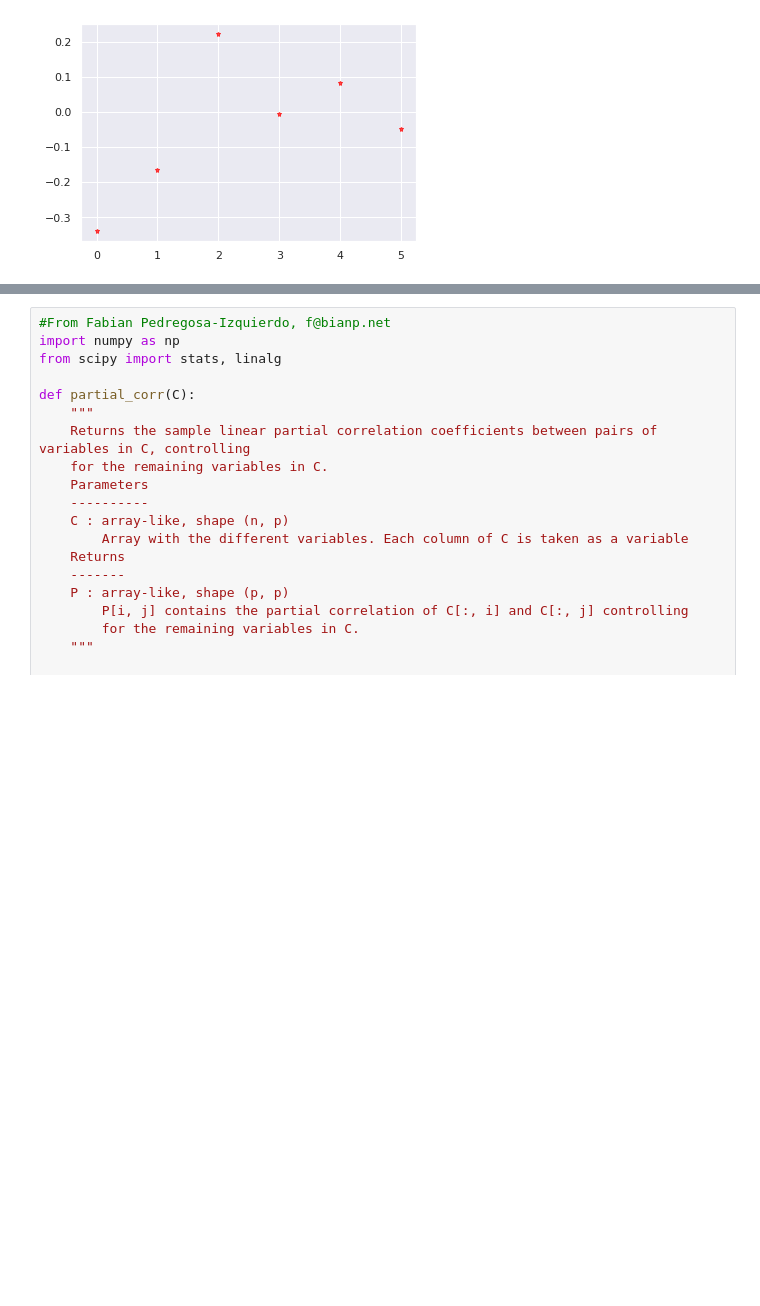
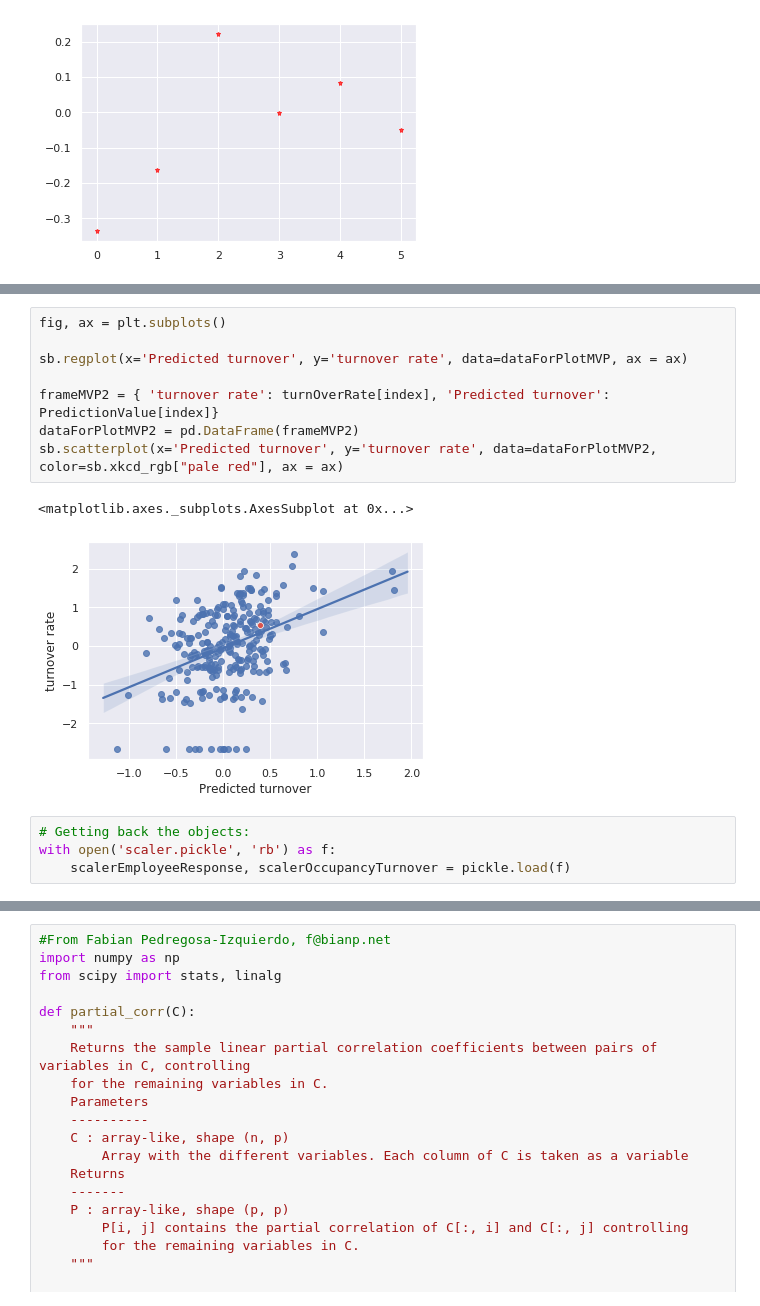
Before and after one commit to MamiyaA/FeatureFinder, a Jupyter notebook: LasoRegression_plus_LogisticRegression.ipynb, the cells around one changed output, grey strips where cells are left out. Cells and saved outputs as stored; diff of their text form; blank space fills up the shorter version.

```diff
--- a/LasoRegression_plus_LogisticRegression.ipynb
+++ b/LasoRegression_plus_LogisticRegression.ipynb
@@ -294,0 +369,15 @@ plt.plot(mean_linear_coef,alpha=0.7,linestyle='none',marker='*',markersize=5,col
+# %%
+fig, ax = plt.subplots()
+
+sb.regplot(x='Predicted turnover', y='turnover rate', data=dataForPlotMVP, ax = ax)
+
+frameMVP2 = { 'turnover rate': turnOverRate[index], 'Predicted turnover': PredictionValue[index]}
+dataForPlotMVP2 = pd.DataFrame(frameMVP2)
+sb.scatterplot(x='Predicted turnover', y='turnover rate', data=dataForPlotMVP2, color=sb.xkcd_rgb["pale red"], ax = ax)
+# %% [output]
+<matplotlib.axes._subplots.AxesSubplot at 0x...>
+[figure, added]
+# %%
+# Getting back the objects:
+with open('scaler.pickle', 'rb') as f:
+    scalerEmployeeResponse, scalerOccupancyTurnover = pickle.load(f)
```
Also changed, not shown: parts of 25 cells of this notebook.
